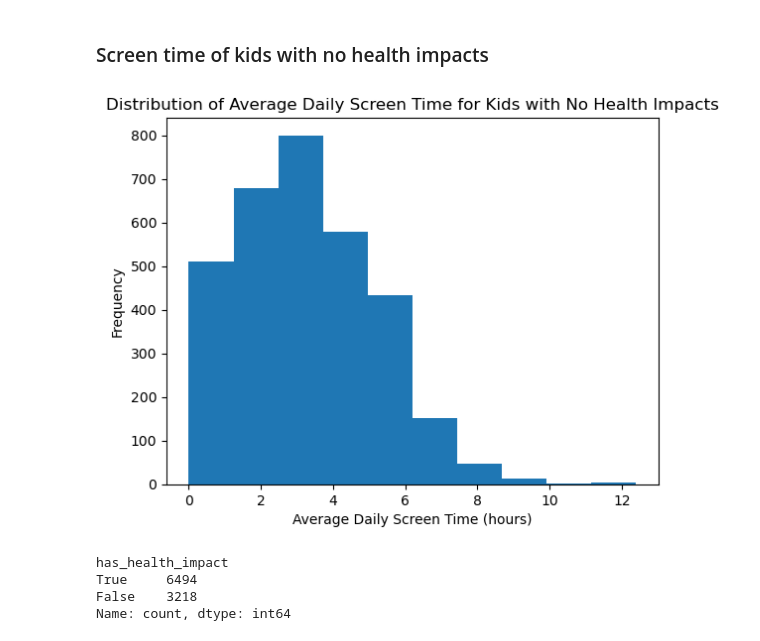
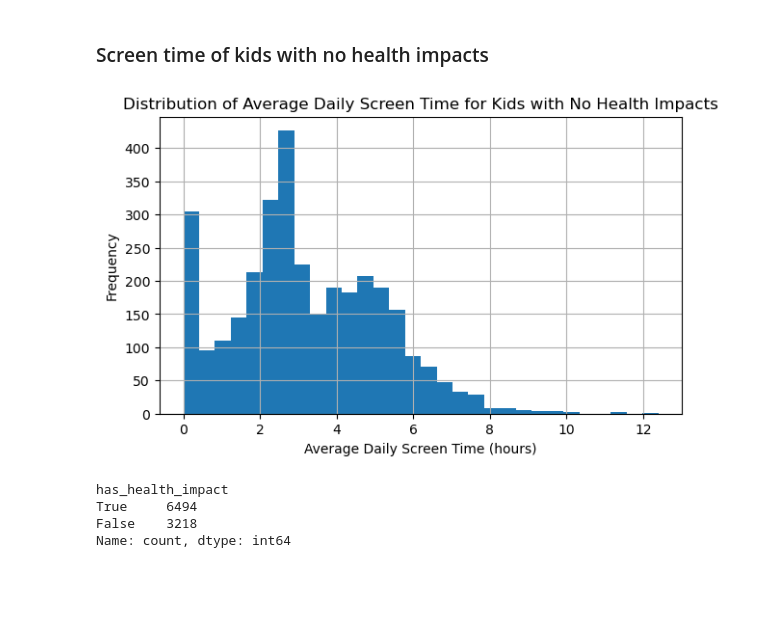
Before and after one commit to suranjanrana/indian-kids-screen-time-analysis, a Jupyter notebook: screen_time_analysis.ipynb, the cells around one changed output. Cells and saved outputs as stored; diff of their text form; code cells hidden in the pictures; blank space fills up the shorter version.

Commit message:
Updated charts

```diff
--- a/screen_time_analysis.ipynb
+++ b/screen_time_analysis.ipynb
@@ -105,12 +105,12 @@ plt.show()
 # %% [markdown]
 ### Screen time of kids with no health impacts
 # %%
-df[~df["has_health_impact"]]["avg_daily_screen_time_hr"].plot(kind="hist", bins=10, label="No Health Impact")
+df[~df["has_health_impact"]]["avg_daily_screen_time_hr"].plot(kind="hist", bins=30, label="No Health Impact", figsize=(7, 4), grid=True)
 plt.xlabel("Average Daily Screen Time (hours)")
 plt.title("Distribution of Average Daily Screen Time for Kids with No Health Impacts")
 plt.show()
 # %% [output]
-[figure, old version]
+[figure, new version]
 # %%
 health_impact_count = df["has_health_impact"].value_counts().sort_index(ascending=False)
 health_impact_count
```
Also changed, not shown: parts of 13 cells of this notebook.
